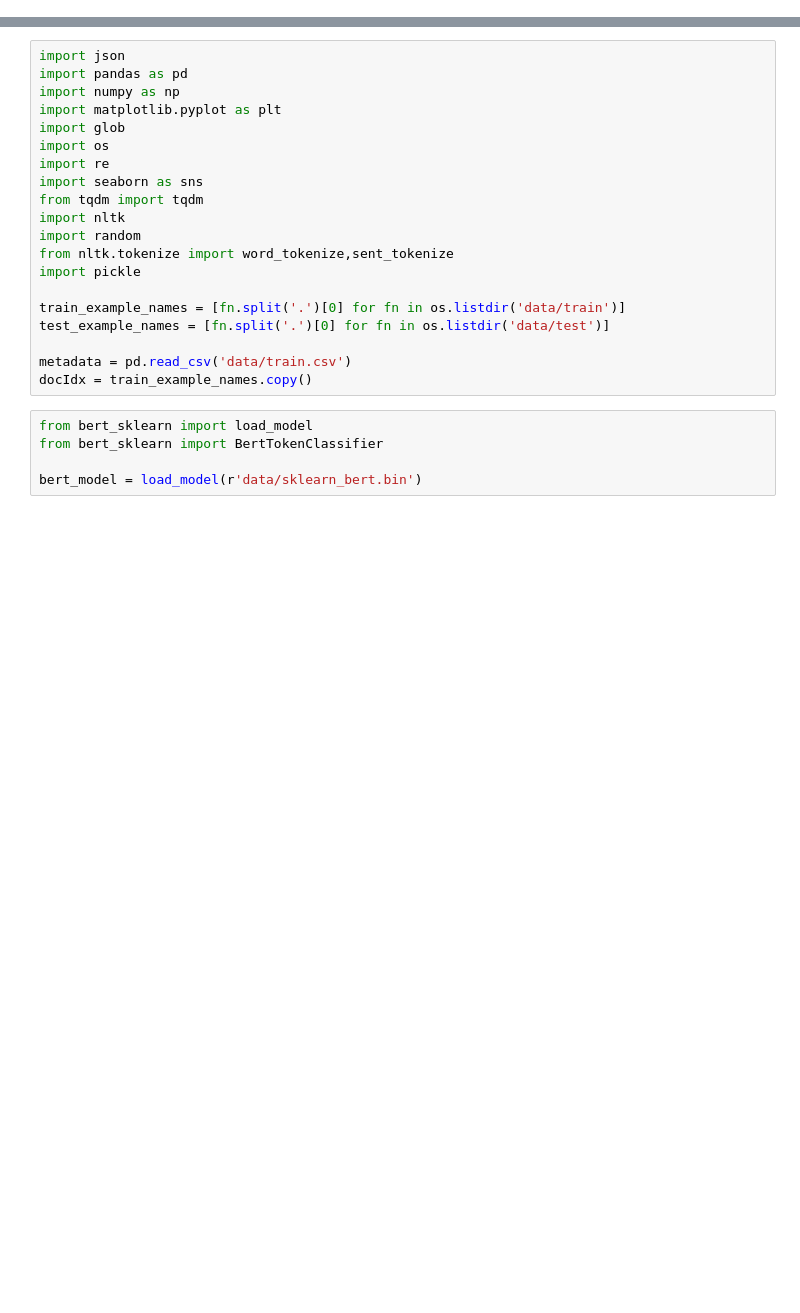
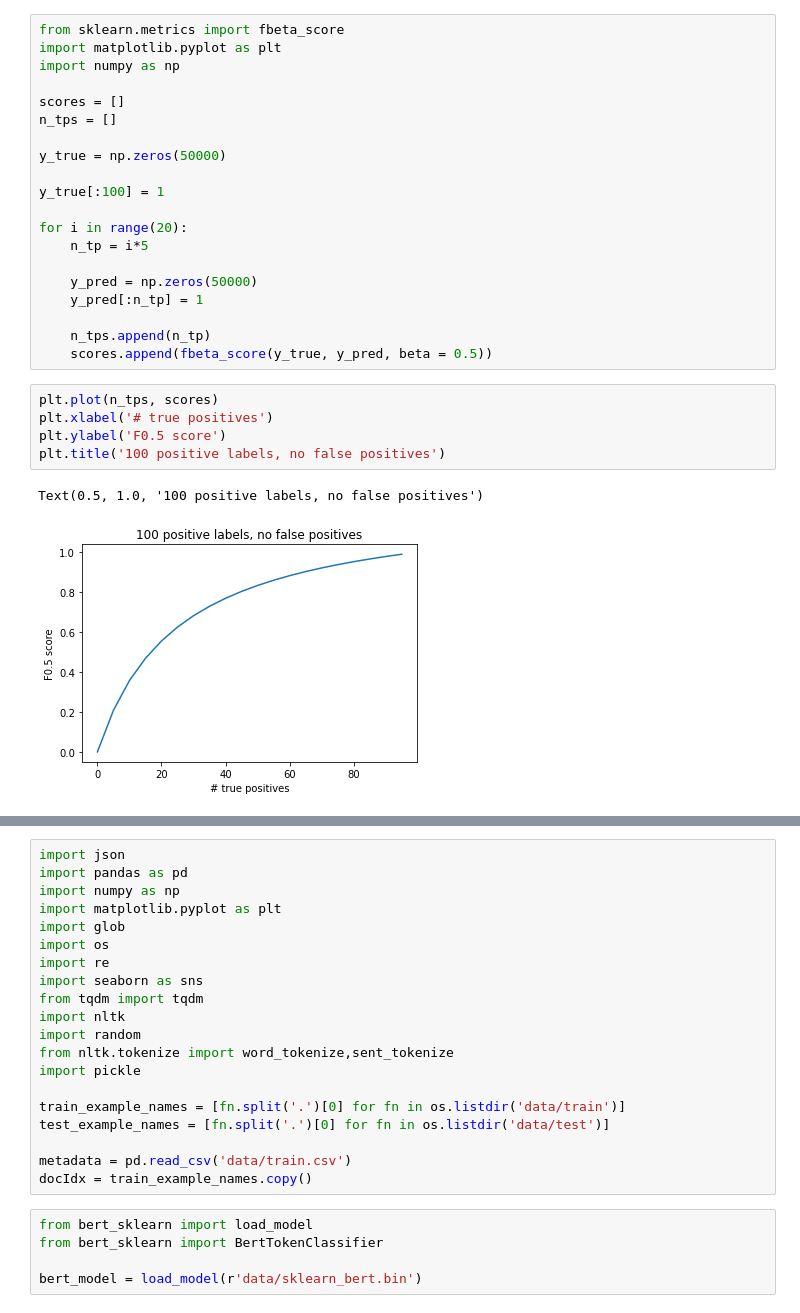
Before and after one commit to ozanzgur/kaggle_coleridge_initiative, a Jupyter notebook: exp06-bert_ner_semi_supervised_label_gen.ipynb, the cells around one changed output, grey strips where cells are left out. Cells and saved outputs as stored; diff of their text form; blank space fills up the shorter version.

```diff
--- a/exp06-bert_ner_semi_supervised_label_gen.ipynb
+++ b/exp06-bert_ner_semi_supervised_label_gen.ipynb
@@ -0,0 +1,28 @@
+# %%
+from sklearn.metrics import fbeta_score
+import matplotlib.pyplot as plt
+import numpy as np
+
+scores = []
+n_tps = []
+
+y_true = np.zeros(50000)
+
+y_true[:100] = 1
+
+for i in range(20):
+    n_tp = i*5
+
+    y_pred = np.zeros(50000)
+    y_pred[:n_tp] = 1
+
+    n_tps.append(n_tp)
+    scores.append(fbeta_score(y_true, y_pred, beta = 0.5))
+# %%
+plt.plot(n_tps, scores)
+plt.xlabel('# true positives')
+plt.ylabel('F0.5 score')
+plt.title('100 positive labels, no false positives')
+# %% [output]
+Text(0.5, 1.0, '100 positive labels, no false positives')
+[figure, added]
```
Also changed, not shown: parts of 1 cell of this notebook, 8 other files.
